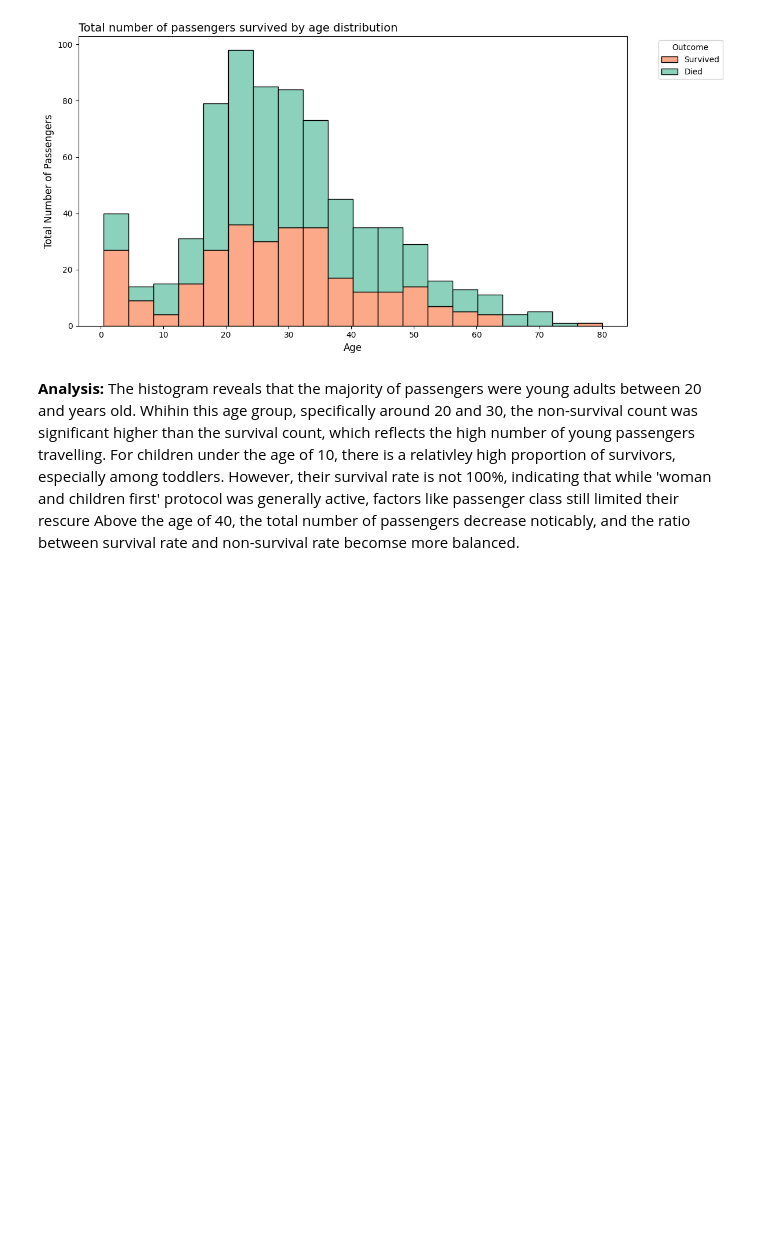
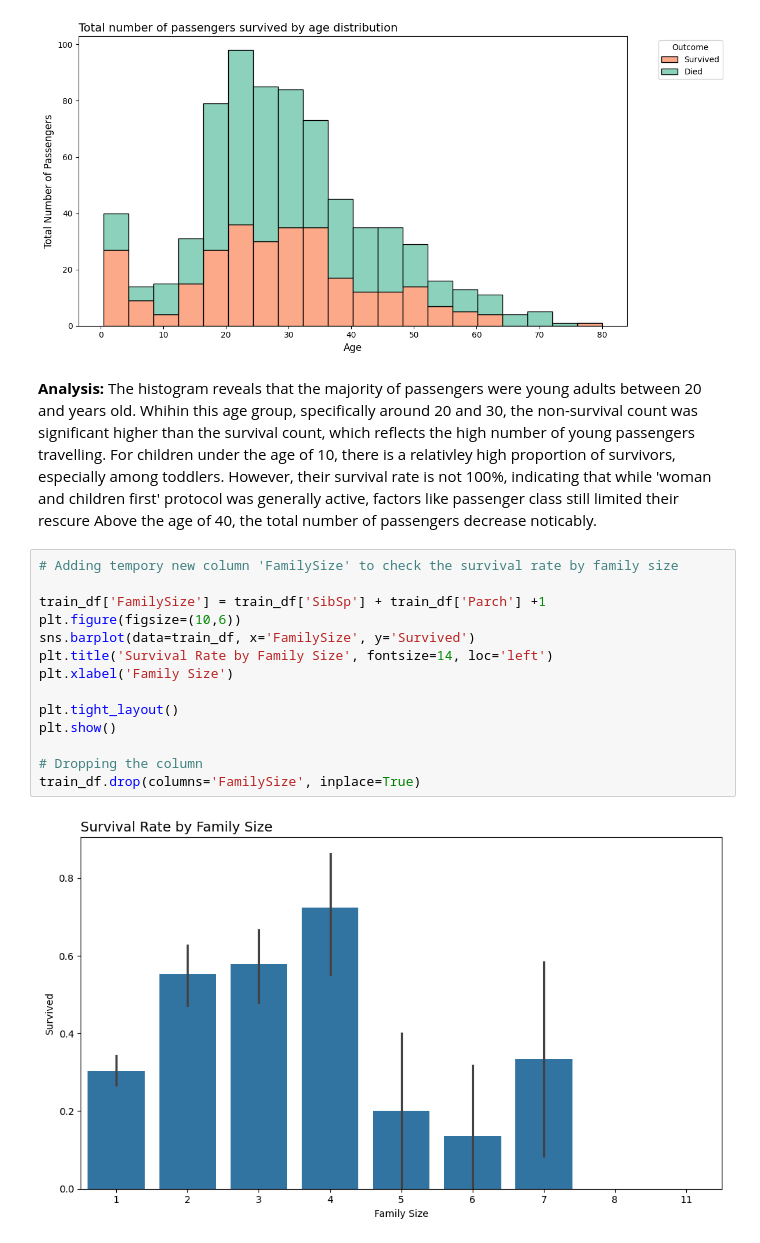
Before and after one commit to clia7/Titanic_Survival_Prediction, a Jupyter notebook: Titanic_Surivial_Prediction.ipynb, the cells around one changed output. Saved outputs shown, nothing was run; the diff lists cells and outputs as text; blank space fills up the shorter version.

```diff
--- a/Titanic_Surivial_Prediction.ipynb
+++ b/Titanic_Surivial_Prediction.ipynb
@@ -212,4 +212,20 @@ plt.show()
 # %% [output]
 [figure]
 # %% [markdown]
-**Analysis:** The histogram reveals that the majority of passengers were young adults between 20 and years old. Whihin this age group, specifically around 20 and 30, the non-survival count was significant higher than the survival count, which reflects the high number of young passengers travelling. For children under the age of 10, there is a relativley high proportion of survivors, especially among toddlers. However, their survival rate is not 100%, indicating that while 'woman and children first' protocol was generally active, factors like passenger class still limited their rescure Above the age of 40, the total number of passengers decrease noticably, and the ratio between survival rate and non-survival rate becomse more balanced.
+**Analysis:** The histogram reveals that the majority of passengers were young adults between 20 and years old. Whihin this age group, specifically around 20 and 30, the non-survival count was significant higher than the survival count, which reflects the high number of young passengers travelling. For children under the age of 10, there is a relativley high proportion of survivors, especially among toddlers. However, their survival rate is not 100%, indicating that while 'woman and children first' protocol was generally active, factors like passenger class still limited their rescure Above the age of 40, the total number of passengers decrease noticably.
+# %%
+# Adding tempory new column 'FamilySize' to check the survival rate by family size
+
+train_df['FamilySize'] = train_df['SibSp'] + train_df['Parch'] +1
+plt.figure(figsize=(10,6))
+sns.barplot(data=train_df, x='FamilySize', y='Survived')
+plt.title('Survival Rate by Family Size', fontsize=14, loc='left')
+plt.xlabel('Family Size')
+
+plt.tight_layout()
+plt.show()
+
+# Dropping the column
+train_df.drop(columns='FamilySize', inplace=True)
+# %% [output]
+[figure, added]
```
Also changed, not shown: parts of 3 cells of this notebook.
